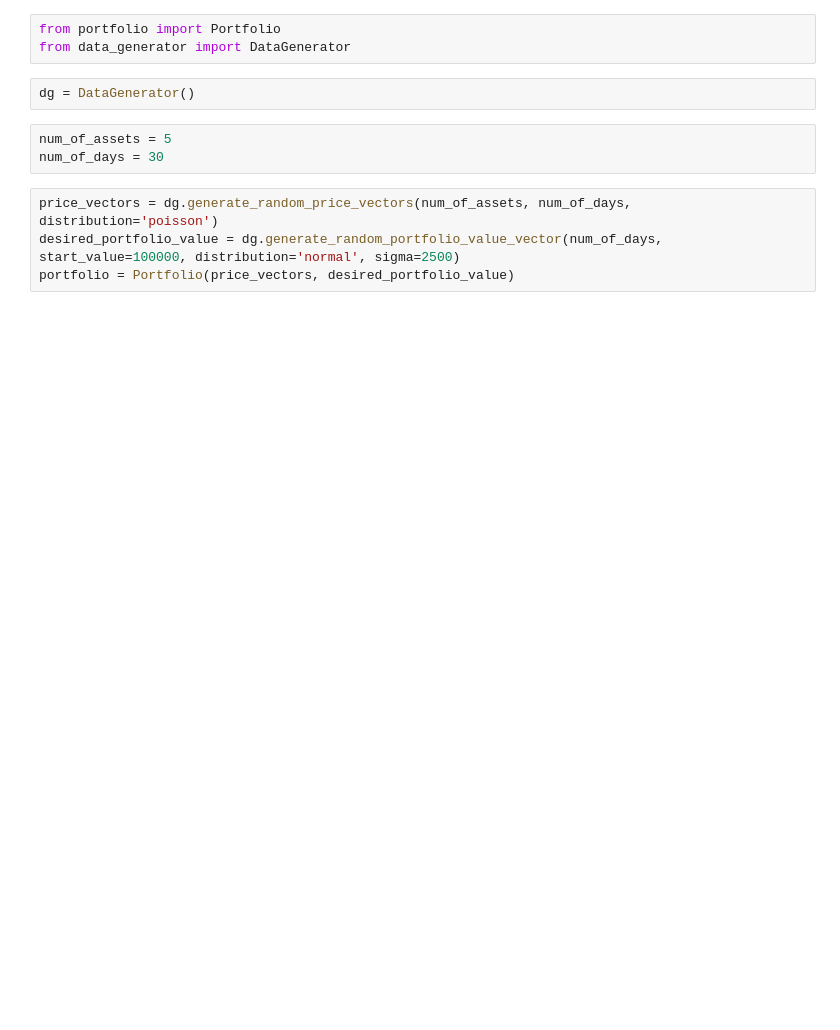
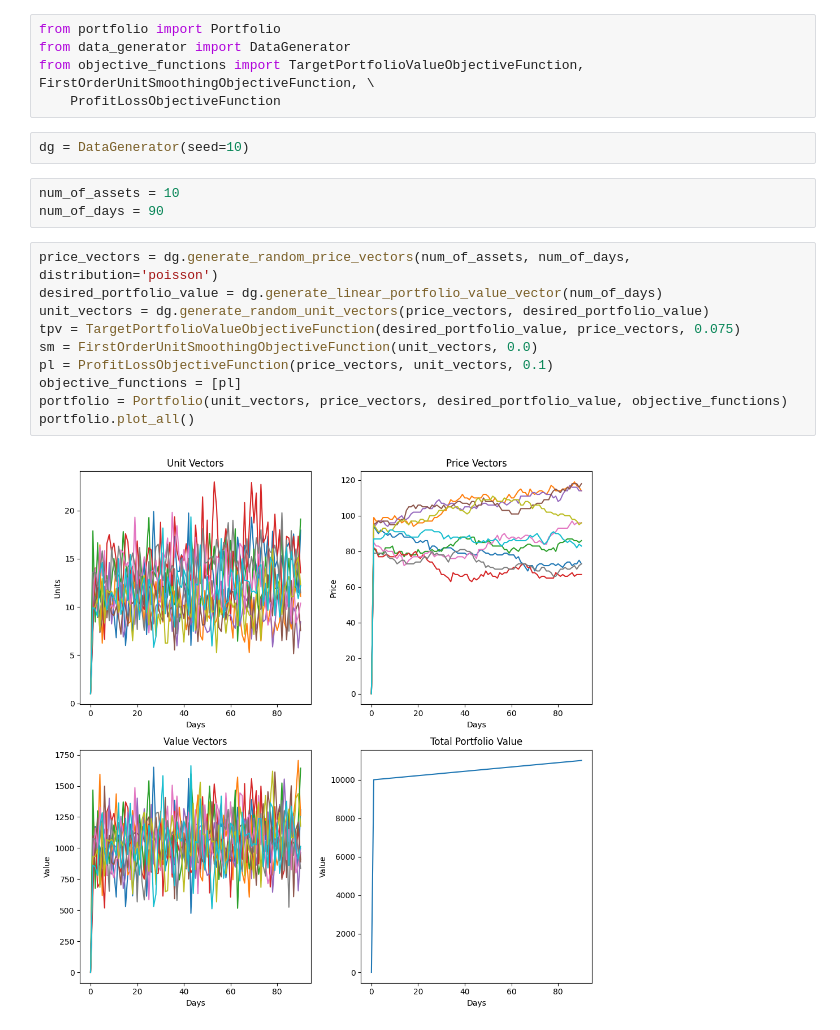
Before and after one commit to toren-wallengren/portfauxlio, a Jupyter notebook: Untitled.ipynb, the cells around one changed output. Drawn from its saved outputs; the diff is of its cells as text; blank space fills up the shorter version.

```diff
--- a/Untitled.ipynb
+++ b/Untitled.ipynb
@@ -1,13 +1,23 @@
 # %%
 from portfolio import Portfolio
 from data_generator import DataGenerator
+from objective_functions import TargetPortfolioValueObjectiveFunction, FirstOrderUnitSmoothingObjectiveFunction, \
+    ProfitLossObjectiveFunction
 # %%
-dg = DataGenerator()
+dg = DataGenerator(seed=10)
 # %%
-num_of_assets = 5
-num_of_days = 30
+num_of_assets = 10
+num_of_days = 90
 # %%
 price_vectors = dg.generate_random_price_vectors(num_of_assets, num_of_days, distribution='poisson')
-desired_portfolio_value = dg.generate_random_portfolio_value_vector(num_of_days, start_value=100000, distribution='normal', sigma=2500)
-portfolio = Portfolio(price_vectors, desired_portfolio_value)
+desired_portfolio_value = dg.generate_linear_portfolio_value_vector(num_of_days)
+unit_vectors = dg.generate_random_unit_vectors(price_vectors, desired_portfolio_value)
+tpv = TargetPortfolioValueObjectiveFunction(desired_portfolio_value, price_vectors, 0.075)
+sm = FirstOrderUnitSmoothingObjectiveFunction(unit_vectors, 0.0)
+pl = ProfitLossObjectiveFunction(price_vectors, unit_vectors, 0.1)
+objective_functions = [pl]
+portfolio = Portfolio(unit_vectors, price_vectors, desired_portfolio_value, objective_functions)
+portfolio.plot_all()
+# %% [output]
+[figure, added]
 # %%
```
Also changed, not shown: parts of 4 cells of this notebook, 6 other files.
